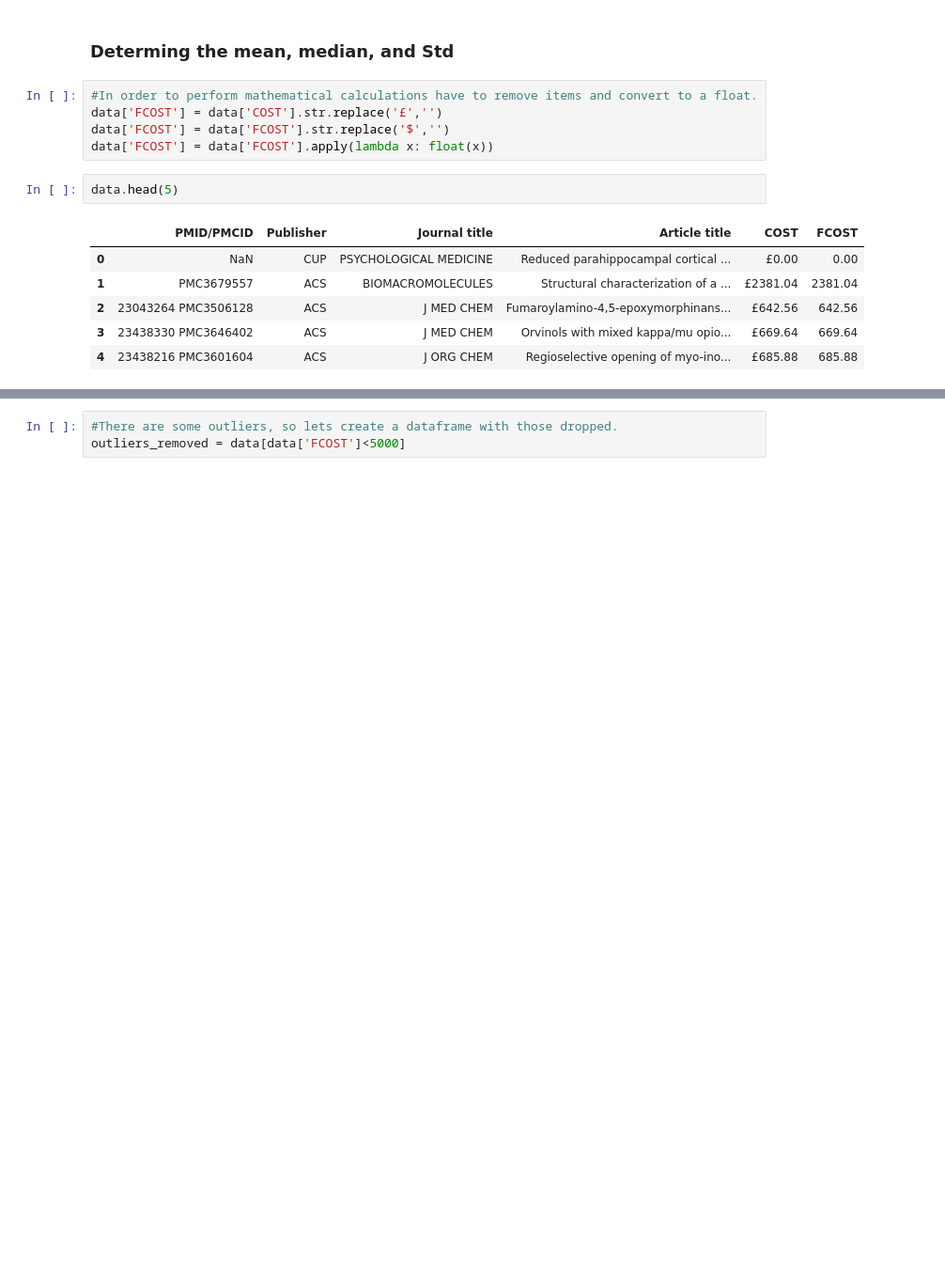
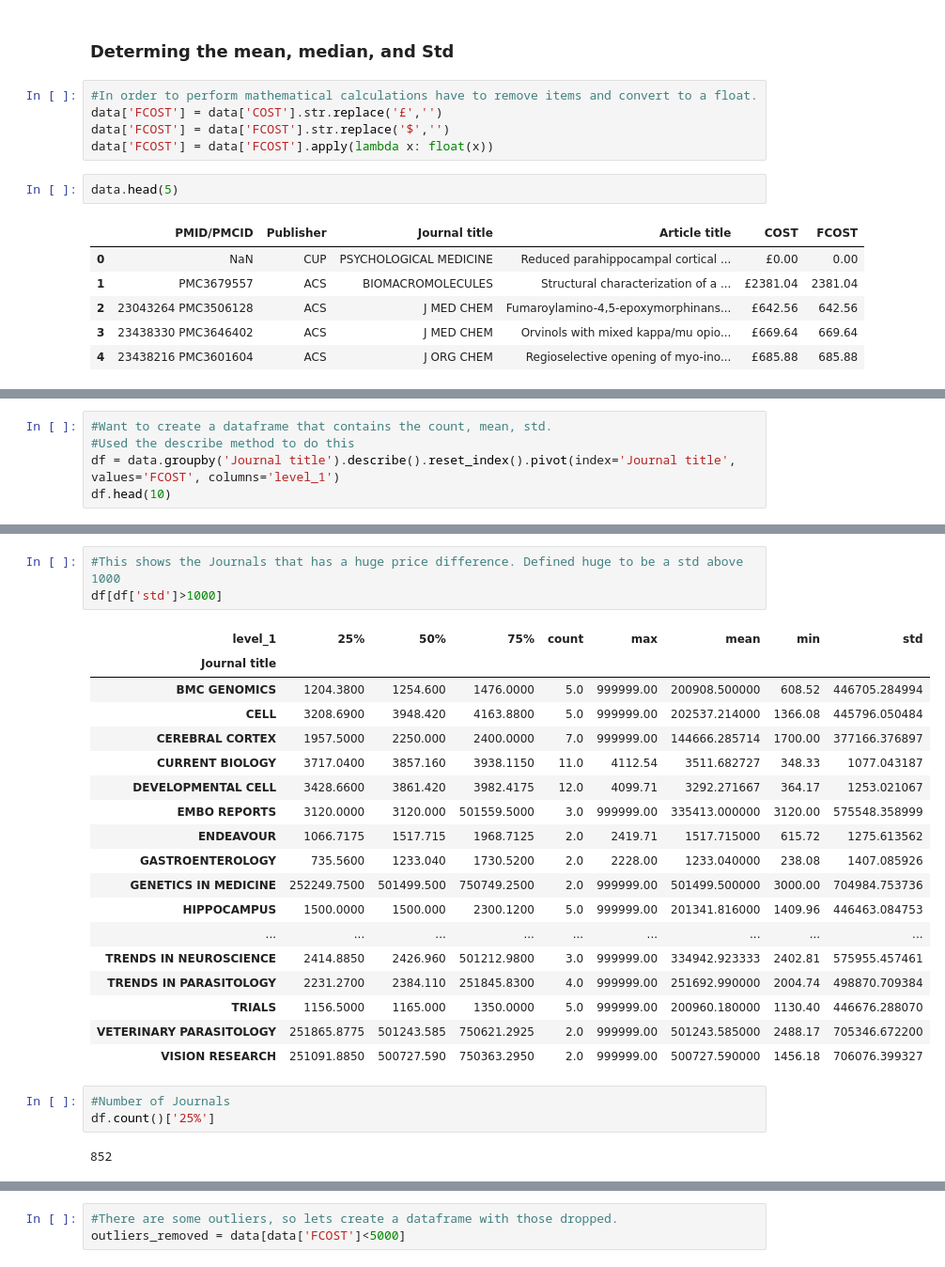
Before and after one commit to madderle/Data-Science-Bootcamp, a Jupyter notebook: Unit 1/Intermediate Visualization/Challenge Data cleaning and Validation.ipynb, the cells around one changed output, grey strips where cells are left out. Shown: that part at 94% size. Drawn from its saved outputs; the diff is of its cells as text; blank space fills up the shorter version.

```diff
--- a/Unit 1/Intermediate Visualization/Challenge Data cleaning and Validation.ipynb
+++ b/Unit 1/Intermediate Visualization/Challenge Data cleaning and Validation.ipynb
@@ -139,0 +129,5 @@ data[data['FCOST']>5000].count()['FCOST']
+# %%
+#Want to create a dataframe that contains the count, mean, std.
+#Used the describe method to do this
+df = data.groupby('Journal title').describe().reset_index().pivot(index='Journal title', values='FCOST', columns='level_1')
+df.head(10)
@@ -139,0 +147,27 @@ data[data['FCOST']>5000].count()['FCOST']
+# %%
+#This shows the Journals that has a huge price difference. Defined huge to be a std above 1000
+df[df['std']>1000]
+# %% [output]
+| level_1 | 25% | 50% | 75% | count | max | mean | min | std |
+| Journal title |  |  |  |  |  |  |  |  |
+| BMC GENOMICS | 1204.3800 | 1254.600 | 1476.0000 | 5.0 | 999999.00 | 200908.500000 | 608.52 | 446705.284994 |
+| CELL | 3208.6900 | 3948.420 | 4163.8800 | 5.0 | 999999.00 | 202537.214000 | 1366.08 | 445796.050484 |
+| CEREBRAL CORTEX | 1957.5000 | 2250.000 | 2400.0000 | 7.0 | 999999.00 | 144666.285714 | 1700.00 | 377166.376897 |
+| CURRENT BIOLOGY | 3717.0400 | 3857.160 | 3938.1150 | 11.0 | 4112.54 | 3511.682727 | 348.33 | 1077.043187 |
+| DEVELOPMENTAL CELL | 3428.6600 | 3861.420 | 3982.4175 | 12.0 | 4099.71 | 3292.271667 | 364.17 | 1253.021067 |
+| EMBO REPORTS | 3120.0000 | 3120.000 | 501559.5000 | 3.0 | 999999.00 | 335413.000000 | 3120.00 | 575548.358999 |
+| ENDEAVOUR | 1066.7175 | 1517.715 | 1968.7125 | 2.0 | 2419.71 | 1517.715000 | 615.72 | 1275.613562 |
+| GASTROENTEROLOGY | 735.5600 | 1233.040 | 1730.5200 | 2.0 | 2228.00 | 1233.040000 | 238.08 | 1407.085926 |
+| GENETICS IN MEDICINE | 252249.7500 | 501499.500 | 750749.2500 | 2.0 | 999999.00 | 501499.500000 | 3000.00 | 704984.753736 |
+| HIPPOCAMPUS | 1500.0000 | 1500.000 | 2300.1200 | 5.0 | 999999.00 | 201341.816000 | 1409.96 | 446463.084753 |
+| ... | ... | ... | ... | ... | ... | ... | ... | ... |
+| TRENDS IN NEUROSCIENCE | 2414.8850 | 2426.960 | 501212.9800 | 3.0 | 999999.00 | 334942.923333 | 2402.81 | 575955.457461 |
+| TRENDS IN PARASITOLOGY | 2231.2700 | 2384.110 | 251845.8300 | 4.0 | 999999.00 | 251692.990000 | 2004.74 | 498870.709384 |
+| TRIALS | 1156.5000 | 1165.000 | 1350.0000 | 5.0 | 999999.00 | 200960.180000 | 1130.40 | 446676.288070 |
+| VETERINARY PARASITOLOGY | 251865.8775 | 501243.585 | 750621.2925 | 2.0 | 999999.00 | 501243.585000 | 2488.17 | 705346.672200 |
+| VISION RESEARCH | 251091.8850 | 500727.590 | 750363.2950 | 2.0 | 999999.00 | 500727.590000 | 1456.18 | 706076.399327 |
+# %%
+#Number of Journals
+df.count()['25%']
+# %% [output]
+852
```
Also changed, not shown: parts of 13 cells of this notebook.
